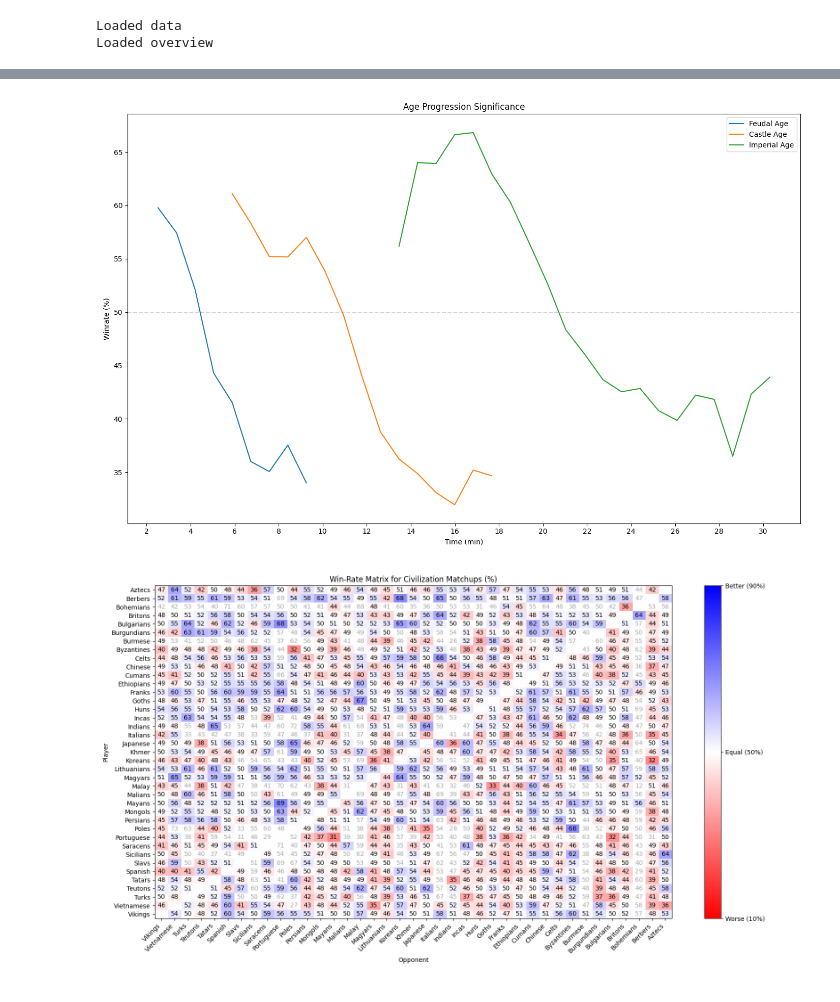
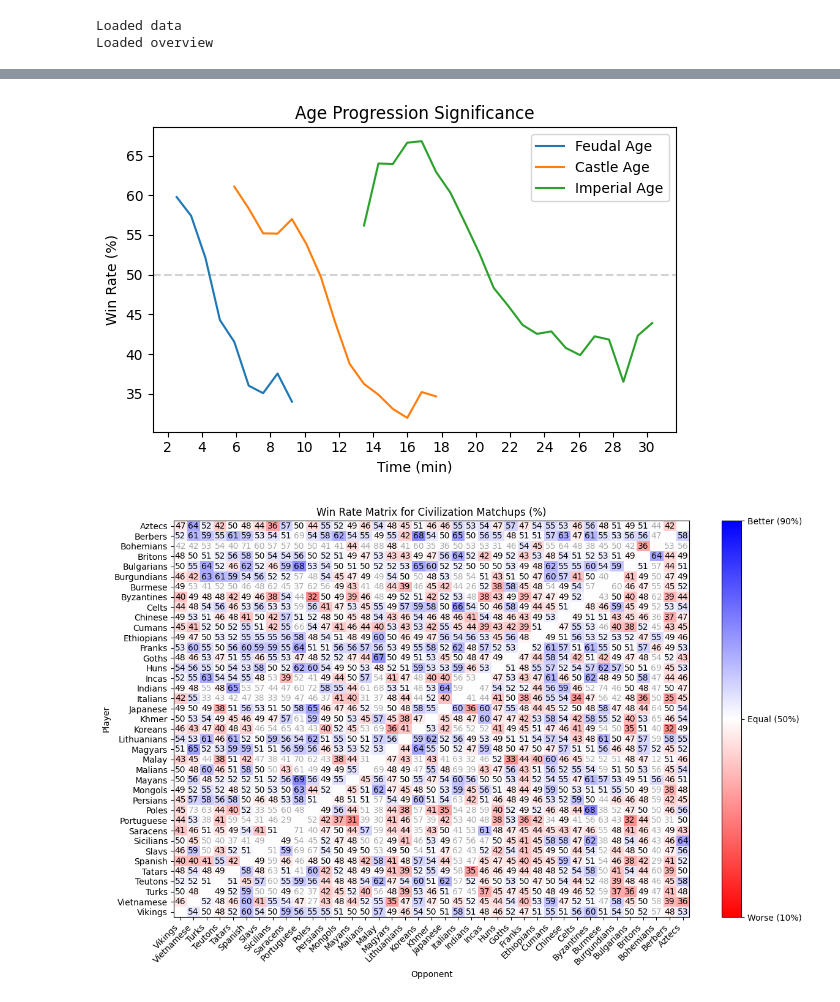
Before and after one commit to crazysissen/AoE2Mining, a Jupyter notebook: test.ipynb, the cells around one changed output, grey strips where cells are left out. Cells and saved outputs as stored; diff of their text form; code cells hidden in the pictures.

```diff
--- a/test.ipynb
+++ b/test.ipynb
@@ -11,19 +11,22 @@ install_package("ipympl")
 install_package("ipywidgets")
 install_package("mplcursors")
 # %%
-%matplotlib widget
+# %matplotlib widget
 
 import math
 import numpy as np
 import pandas as pd
+import matplotlib as mpl
 import matplotlib.pyplot as plt
+import matplotlib.patches as mplp
 import matplotlib.colors as mplc
-import ipywidgets as widgets
-import mplcursors as mplc
+# import ipywidgets as widgets
+# import mplcursors as mplc
 
-filename_snapshot = "Dataset/snapshots_arabia_t_5040.csv"
+filepath_inputs   = "Dataset/inputs/inputs/"
+filepath_snapshots = "Dataset/snapshots/"
 filename_overview = "Dataset/aoe_data.csv"
-filepath_inputs   = "Dataset/inputs/"
+filename_snapshot = filepath_snapshots + "snapshots_arabia_t_5040.csv"
 # %%
 data        = pd.read_csv(filename_snapshot)
 print("Loaded data")
@@ -100,10 +286,10 @@ for i in range(3):
         winrate = (w / (w + l)) * 100
         data_y[i].append(winrate)
 
-plt.figure(figsize=(14, 9))
+plt.figure(figsize=(6, 4))
 plt.title("Age Progression Significance")
 plt.xlabel("Time (min)")
-plt.ylabel("Winrate (%)")
+plt.ylabel("Win Rate (%)")
 
 xtick_count = 20
 plt.xticks(np.arange(xtick_count) * 60 * 2, np.arange(xtick_count) * 2)
@@ -120,7 +306,7 @@ plt.tight_layout()
 
 plt.show()
 # %% [output]
-[figure, old version]
+[figure, new version]
 # %%
 # Civilization matchup matrix
 
@@ -174,35 +360,35 @@ for x in range(civ_count):
         if tally_grid[x, y] < min_datapoints:
             heat_grid_filtered[x, y] = 0.5
 
-plt.figure(figsize=(16, 9))
+plt.figure(figsize=(12, 8))
 plt.xticks(np.arange(civ_count), labels=np.flip(unique_civs), rotation=45, ha='right')
 plt.yticks(np.arange(civ_count), labels=unique_civs)
 plt.xlabel("Opponent")
 plt.ylabel("Player")
 heatmap = plt.imshow(heat_grid_filtered, aspect="auto", cmap="bwr_r", clim=(0.1, 0.9)) # , clim=(-value_greater * 2, value_greater * 2)
 
-plt.title("Win-Rate Matrix for Civilization Matchups (%)")
+plt.title("Win Rate Matrix for Civilization Matchups (%)")
 
 # plt.tight_layout()
 
 cbar = plt.colorbar(heatmap, ticks=[0.1, 0.5, 0.9])
 cbar.ax.set_yticklabels(["Worse (10%)", "Equal (50%)", "Better (90%)"])  # vertically oriented colorbar
 
 for i in range(civ_count):
     for j in range(civ_count):
         if i != civ_count - j - 1:
             value = heat_grid_weighted[i, j]
             # value_string = "{:.2f}".format(value)
             value_string = str(round(value * 100))
             if tally_grid[i, j] >= min_datapoints:
                 plt.text(j, i, value_string,
                     ha="center", va="center", color="black")
             else:
                 plt.text(j, i, value_string,
                     ha="center", va="center", color="darkgray")
 
 plt.tight_layout()
 
 plt.show()
 # %% [output]
-[figure, old version]
+[figure, new version]
```
Also changed, not shown: parts of 6 cells of this notebook, 11 other files.
